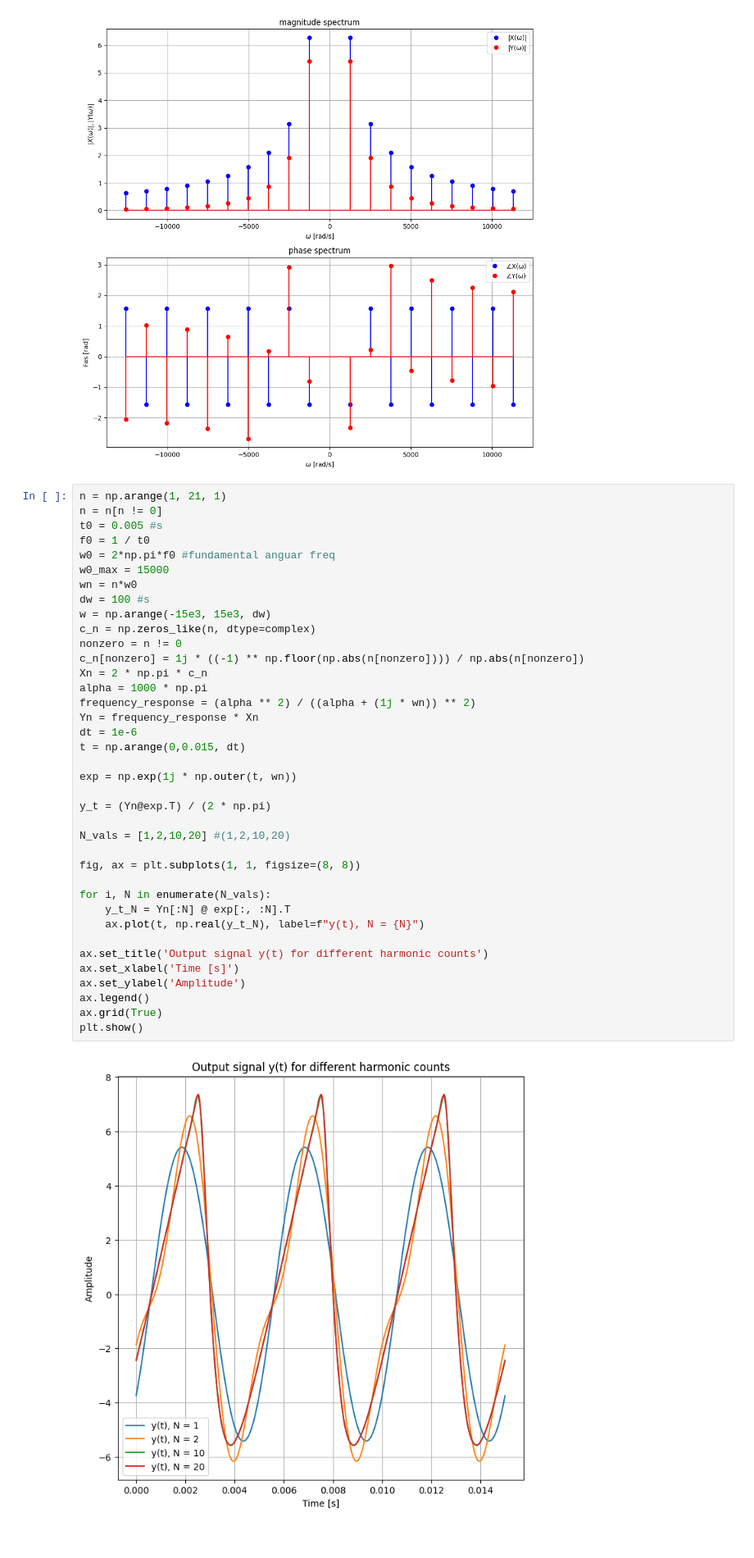
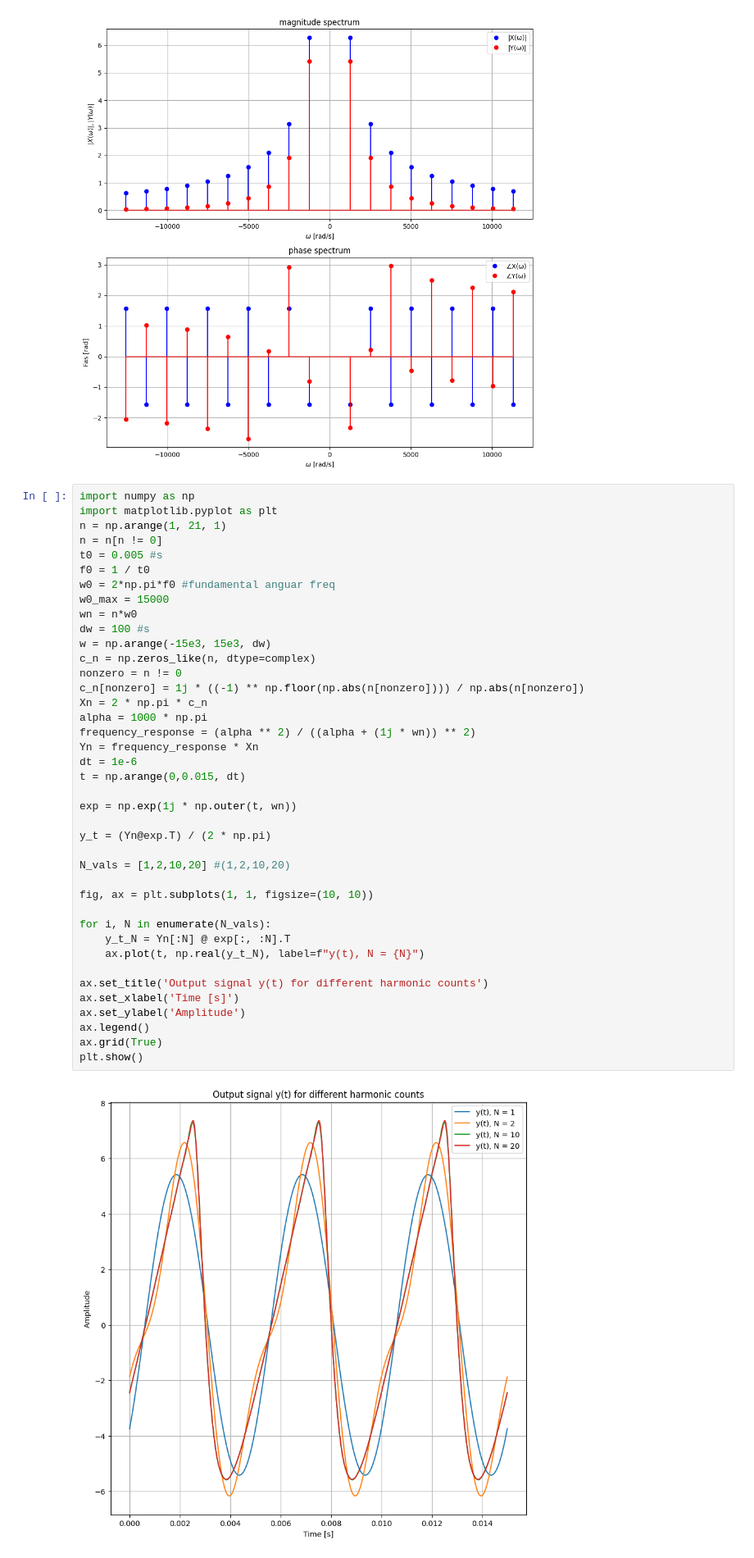
Before and after one commit to hannahpettersson/sigtrans, a Jupyter notebook: Assignment 2/Assignment2.ipynb, the cells around one changed output. Shown: that part at 82% size. Saved outputs shown, nothing was run; the diff lists cells and outputs as text.

```diff
--- a/Assignment 2/Assignment2.ipynb
+++ b/Assignment 2/Assignment2.ipynb
@@ -107,6 +107,8 @@ plt.show()
 # %% [output]
 [figure]
 # %%
+import numpy as np
+import matplotlib.pyplot as plt
 n = np.arange(1, 21, 1)
 n = n[n != 0]
 t0 = 0.005 #s
@@ -117,32 +119,32 @@ wn = n*w0
 dw = 100 #s
 w = np.arange(-15e3, 15e3, dw)
 c_n = np.zeros_like(n, dtype=complex)
 nonzero = n != 0
 c_n[nonzero] = 1j * ((-1) ** np.floor(np.abs(n[nonzero]))) / np.abs(n[nonzero])
 Xn = 2 * np.pi * c_n
 alpha = 1000 * np.pi
 frequency_response = (alpha ** 2) / ((alpha + (1j * wn)) ** 2)
 Yn = frequency_response * Xn
 dt = 1e-6
 t = np.arange(0,0.015, dt)
 
 exp = np.exp(1j * np.outer(t, wn))
 
 y_t = (Yn@exp.T) / (2 * np.pi)
 
 N_vals = [1,2,10,20] #(1,2,10,20)
 
-fig, ax = plt.subplots(1, 1, figsize=(8, 8))
+fig, ax = plt.subplots(1, 1, figsize=(10, 10))
 
 for i, N in enumerate(N_vals):
     y_t_N = Yn[:N] @ exp[:, :N].T
     ax.plot(t, np.real(y_t_N), label=f"y(t), N = {N}")
 
 ax.set_title('Output signal y(t) for different harmonic counts')
 ax.set_xlabel('Time [s]')
 ax.set_ylabel('Amplitude')
 ax.legend()
 ax.grid(True)
 plt.show()
 # %% [output]
-[figure, old version]
+[figure, new version]
```
